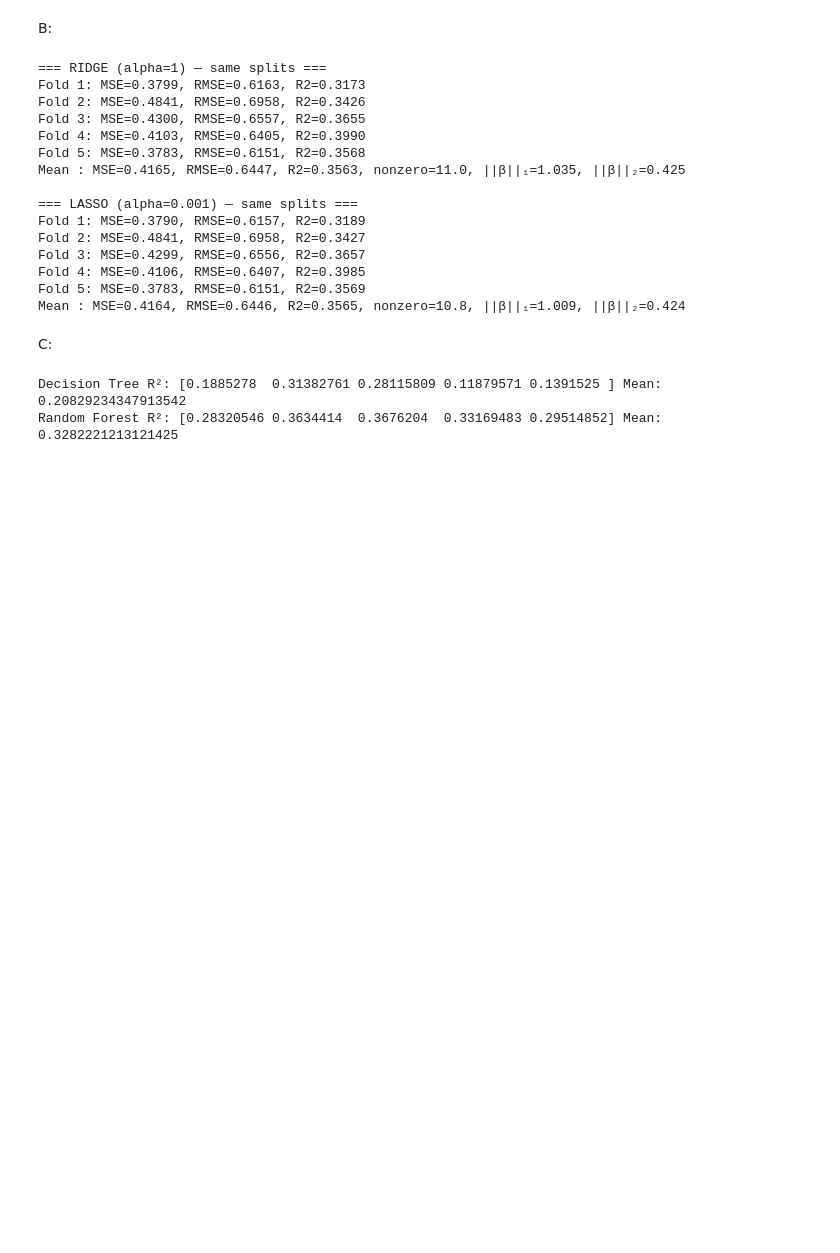
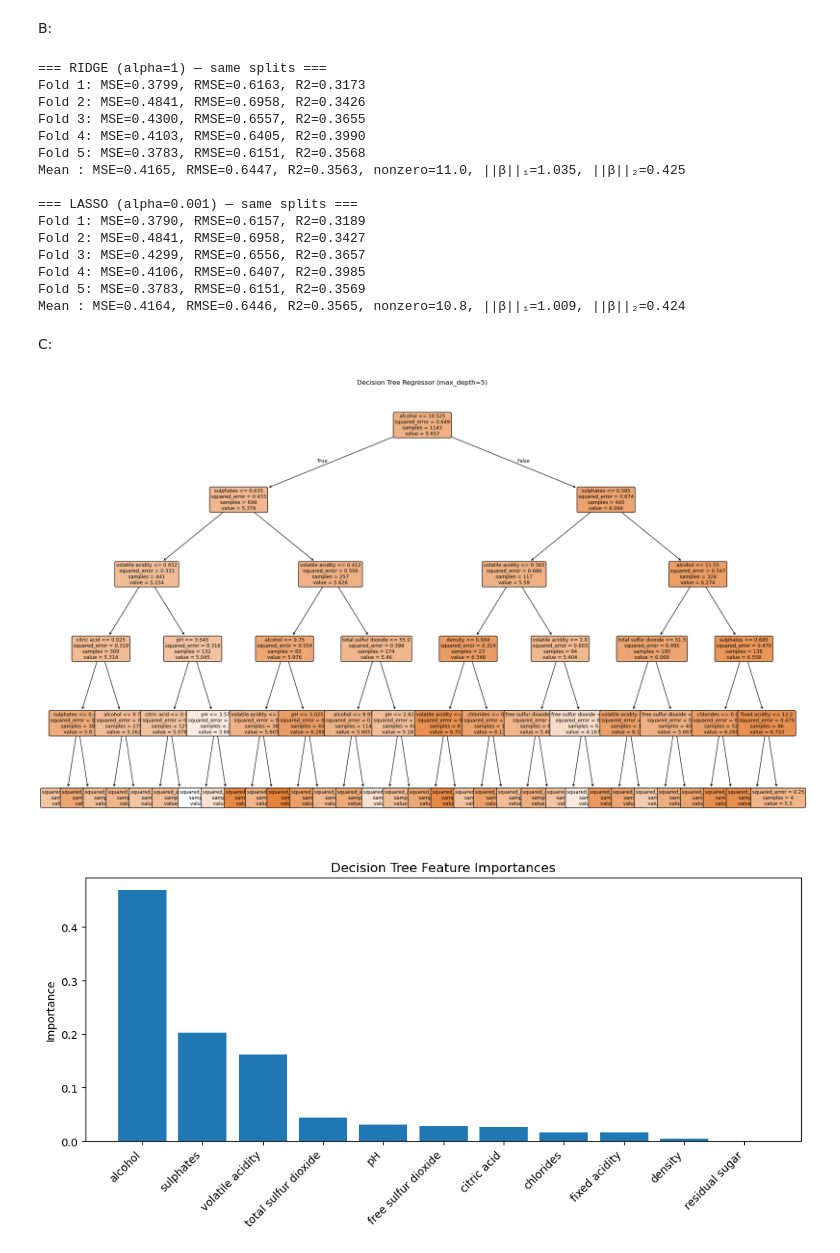
Before and after one commit to lcmolteberg/MachineOblig1, a Jupyter notebook: MachineOblig1/main.ipynb, the cells around one changed output. Drawn from its saved outputs; the diff is of its cells as text; code cells hidden in the pictures; blank space fills up the shorter version.

Commit message:
Trees

```diff
--- a/MachineOblig1/main.ipynb
+++ b/MachineOblig1/main.ipynb
@@ -664,23 +664,50 @@ Mean : MSE=0.4164, RMSE=0.6446, R2=0.3565, nonzero=10.8, ||β||₁=1.009, ||β||
 # %% [markdown]
 C:
 # %%
-from sklearn.tree import DecisionTreeRegressor
-from sklearn.ensemble import RandomForestRegressor
-from sklearn.model_selection import cross_val_score
 import numpy as np
+import matplotlib.pyplot as plt
+from sklearn.pipeline import Pipeline
+from sklearn.impute import SimpleImputer
+from sklearn.tree import DecisionTreeRegressor, plot_tree
 
-X = wine_df.drop(columns=["quality","Id"])
-y = wine_df["quality"]
 
-# Decision Tree
-tree = DecisionTreeRegressor(max_depth=5, random_state=42)
-tree_r2 = cross_val_score(tree, X, y, cv=5, scoring="r2")
-print("Decision Tree R²:", tree_r2, "Mean:", np.mean(tree_r2))
+feats = [c for c in wine_df.columns if c not in ("quality", "Id")]
+base  = wine_df.loc[idx, feats + ["quality"]]
+X = base[feats].to_numpy(float)
+y = base["quality"].to_numpy(float)
 
-# Random Forest
-forest = RandomForestRegressor(n_estimators=100, random_state=42)
-forest_r2 = cross_val_score(forest, X, y, cv=5, scoring="r2")
-print("Random Forest R²:", forest_r2, "Mean:", np.mean(forest_r2))
+
+tree_pipe = Pipeline([
+    ("imp", SimpleImputer(strategy="mean")),
+    ("tree", DecisionTreeRegressor(max_depth=5, random_state=42))
+])
+tree_pipe.fit(X, y)
+tree = tree_pipe.named_steps["tree"]
+
+
+plt.figure(figsize=(20, 12))
+plot_tree(
+    tree,
+    feature_names=feats,
+    filled=True,
+    rounded=True,
+    fontsize=9
+)
+plt.title("Decision Tree Regressor (max_depth=5)")
+plt.tight_layout()
+plt.show()
+
+
+importances = tree.feature_importances_
+order = np.argsort(importances)[::-1]
+
+plt.figure(figsize=(10, 5))
+plt.bar(range(len(feats)), importances[order])
+plt.xticks(range(len(feats)), [feats[i] for i in order], rotation=45, ha="right")
+plt.ylabel("Importance")
+plt.title("Decision Tree Feature Importances")
+plt.tight_layout()
+plt.show()
 # %% [output]
-Decision Tree R²: [0.1885278  0.31382761 0.28115809 0.11879571 0.1391525 ] Mean: 0.20829234347913542
-Random Forest R²: [0.28320546 0.3634414  0.3676204  0.33169483 0.29514852] Mean: 0.3282221213121425
+[figure, added]
+[figure, added]
```
